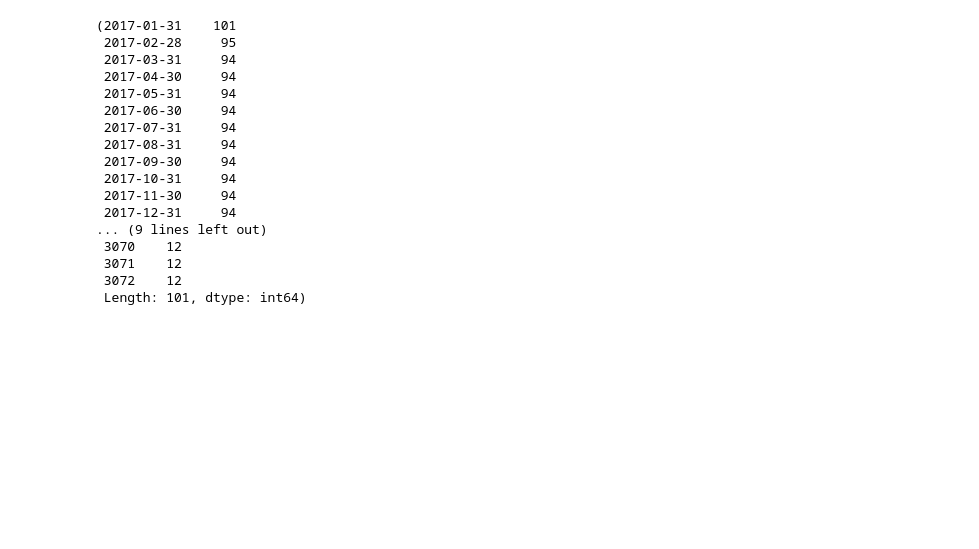
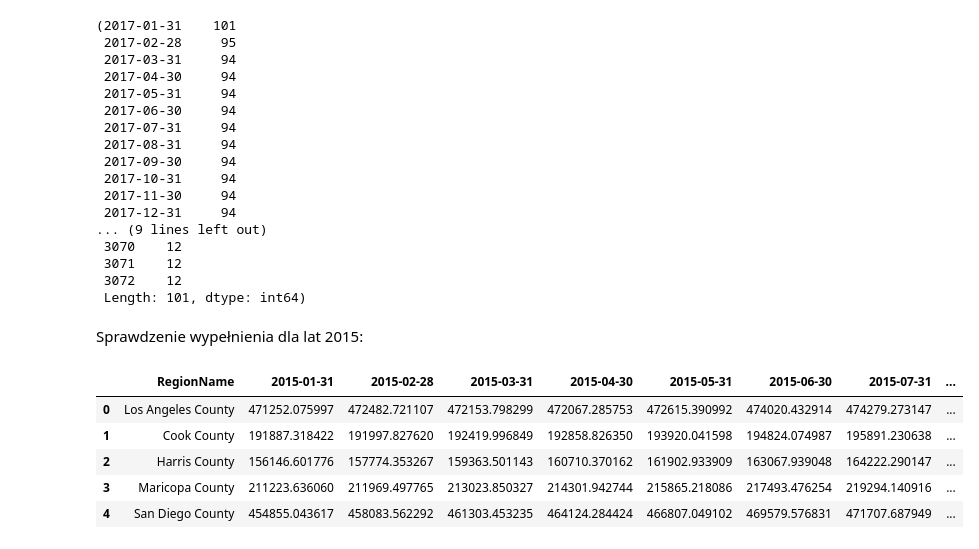
Before and after one commit to juskom/MED2024Z-PROJEKT, a Jupyter notebook: EDA.ipynb, the cells around one changed output. Saved outputs shown, nothing was run; the diff lists cells and outputs as text; code cells hidden in the pictures; blank space fills up the shorter version.

```diff
--- a/EDA.ipynb
+++ b/EDA.ipynb
@@ -151,3 +151,19 @@ Length: 101, dtype: int64
  3071    12
  3072    12
  Length: 101, dtype: int64)
+# %% [markdown]
+Sprawdzenie wypełnienia dla lat 2015:
+# %%
+# indeksy atrybutów, które chcemy wczytać
+col_idx = list(range(189, 201))
+col_idx.insert(0, 2)
+df_m = pd.read_csv("data/County_zhvi_uc_sfrcondo_tier_0.33_0.67_sm_sa_month.csv", usecols = col_idx)
+
+df_m.head()
+# %% [output]
+|  | RegionName | 2015-01-31 | 2015-02-28 | 2015-03-31 | 2015-04-30 | 2015-05-31 | 2015-06-30 | 2015-07-31 | ... |
+| 0 | Los Angeles County | 471252.075997 | 472482.721107 | 472153.798299 | 472067.285753 | 472615.390992 | 474020.432914 | 474279.273147 | ... |
+| 1 | Cook County | 191887.318422 | 191997.827620 | 192419.996849 | 192858.826350 | 193920.041598 | 194824.074987 | 195891.230638 | ... |
+| 2 | Harris County | 156146.601776 | 157774.353267 | 159363.501143 | 160710.370162 | 161902.933909 | 163067.939048 | 164222.290147 | ... |
+| 3 | Maricopa County | 211223.636060 | 211969.497765 | 213023.850327 | 214301.942744 | 215865.218086 | 217493.476254 | 219294.140916 | ... |
+| 4 | San Diego County | 454855.043617 | 458083.562292 | 461303.453235 | 464124.284424 | 466807.049102 | 469579.576831 | 471707.687949 | ... |
```
Also changed, not shown: parts of 1 cell of this notebook.
